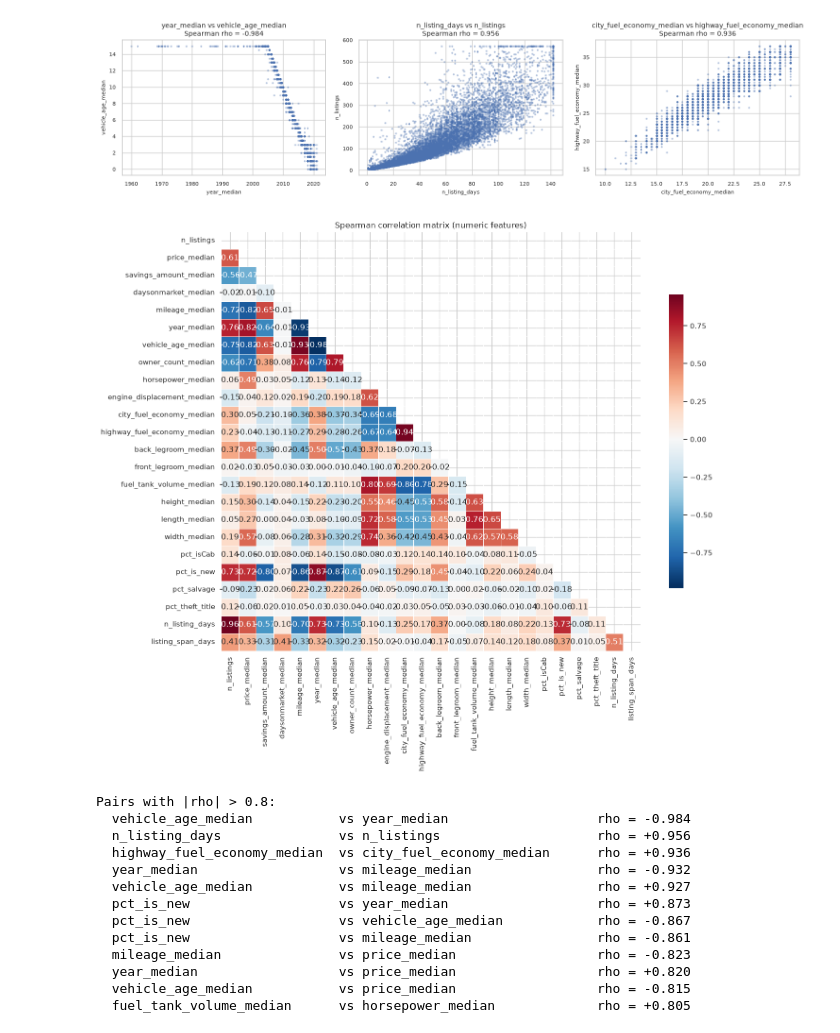
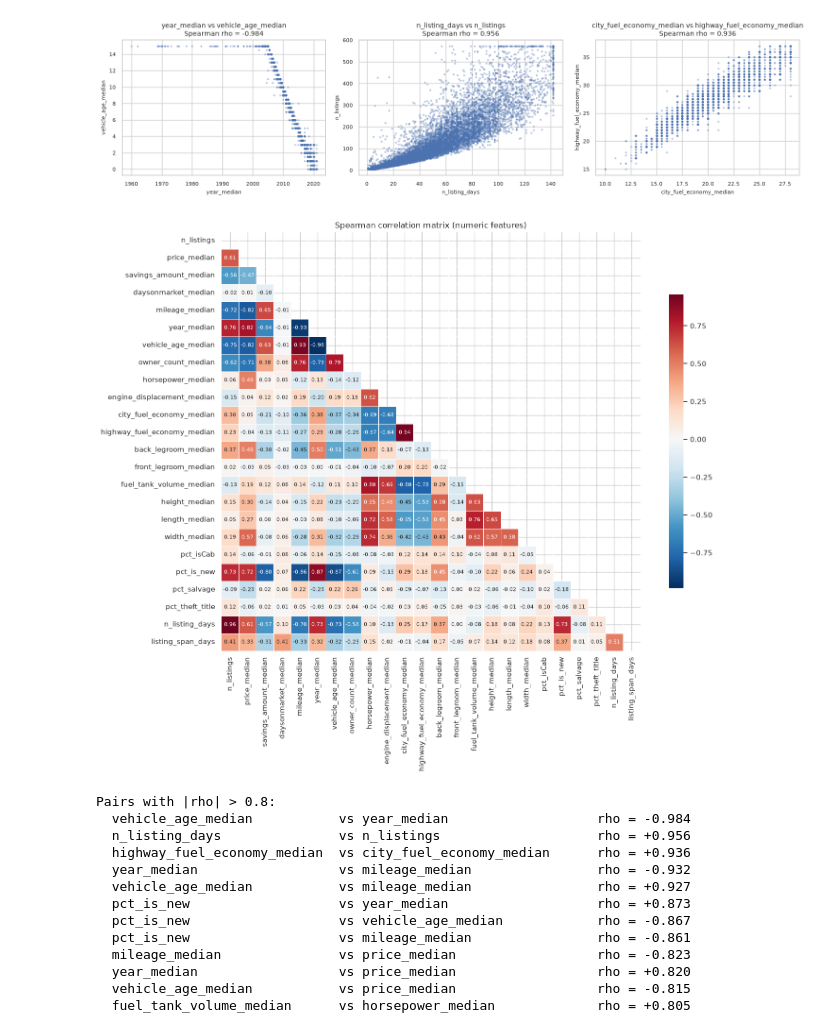
Before and after one commit to iqbalzain99/data-mining_unipi_1_2026, a Jupyter notebook: project/01_data_understanding_and_preparation.ipynb, the cells around one changed output. Drawn from its saved outputs; the diff is of its cells as text; code cells hidden in the pictures.

Commit message:
Fix unreadable data from the heatmap

```diff
--- a/project/01_data_understanding_and_preparation.ipynb
+++ b/project/01_data_understanding_and_preparation.ipynb
@@ -643,15 +643,15 @@ plt.show()
 # %%
 corr = df_clean[num_clean].corr(method='spearman')
 
 plt.figure(figsize=(15, 12))
 mask = np.triu(np.ones_like(corr, dtype=bool))
 sns.heatmap(corr, mask=mask, annot=True, fmt='.2f', cmap='RdBu_r', center=0,
-            square=True, linewidths=0.5, cbar_kws={'shrink': 0.7})
+            square=True, linewidths=0.5, cbar_kws={'shrink': 0.7}, annot_kws={"fontsize":8})
 plt.title('Spearman correlation matrix (numeric features)')
 plt.tight_layout()
 plt.show()
 # %% [output]
-[figure, old version]
+[figure, new version]
 # %%
 # List the strongest correlated pairs (|rho| > 0.8)
 pairs = []
```
